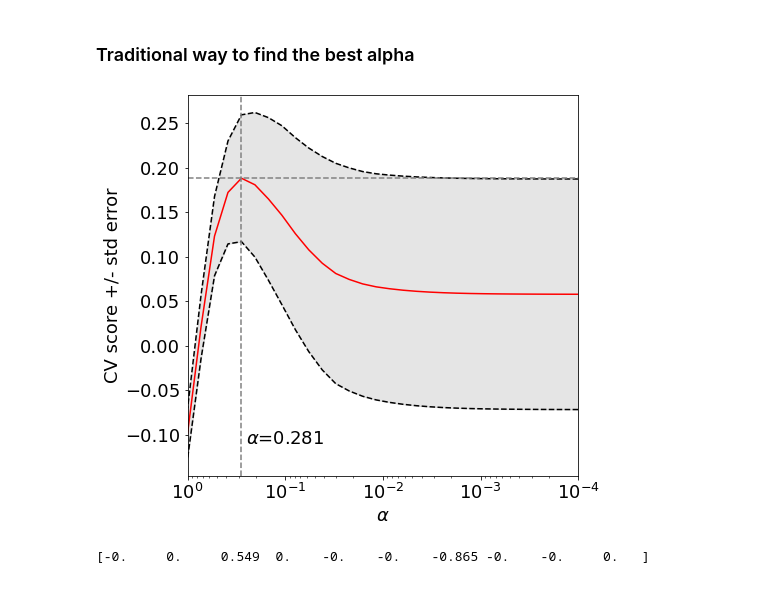
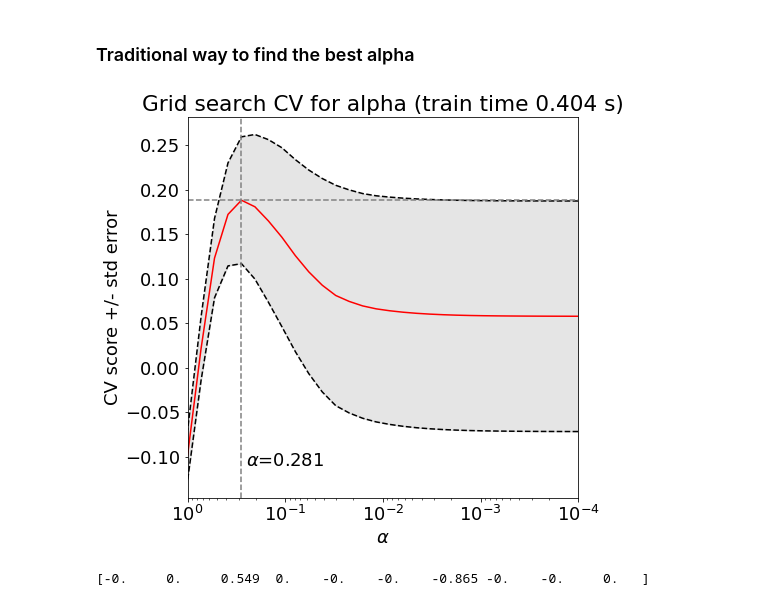
Before and after one commit to duonghung86/Pattern_recognition, a Jupyter notebook: Data_Driven_Science&Engineering/CH03/3_5_Robust and LASSO regression.ipynb, the cells around one changed output. Saved outputs shown, nothing was run; the diff lists cells and outputs as text; code cells hidden in the pictures.

```diff
--- a/Data_Driven_Science&Engineering/CH03/3_5_Robust and LASSO regression.ipynb
+++ b/Data_Driven_Science&Engineering/CH03/3_5_Robust and LASSO regression.ipynb
@@ -161,34 +161,36 @@ plot_comparison(x,xL1CV)
 # %%
 lasso = linear_model.Lasso(random_state=0, max_iter=10000)
 alphas = np.logspace(-4, 0, 30) # from 10^-4 to 10^-0.5
 
 tuned_parameters = [{'alpha': alphas}]
 
 # find the best alpha or lambda
 clf = model_selection.GridSearchCV(lasso, tuned_parameters, cv=10, refit=True)
+start = time.time()
 clf.fit(A, b)
 best_alpha = clf.best_params_['alpha']
 scores = clf.cv_results_['mean_test_score']
 scores_std = clf.cv_results_['std_test_score']
+
 plt.semilogx(alphas, scores,'r-')
 
 # plot error lines showing +/- std. errors of the scores
 std_error = scores_std / np.sqrt(10)
 
 plt.semilogx(alphas, scores + std_error, 'k--')
 plt.semilogx(alphas, scores - std_error, 'k--')
 plt.fill_between(alphas, scores + std_error, scores - std_error, alpha=0.1,color='k')
 
 plt.ylabel('CV score +/- std error')
 plt.xlabel(r'$\alpha$')
 plt.axhline(np.max(scores), linestyle='--', color='.5')
 plt.axvline(best_alpha,linestyle='--', color='.5')
 plt.text(best_alpha*0.9,-0.11,r'$\alpha$={:.3f}'.format(best_alpha))
 plt.xlim([alphas[-1], alphas[0]])
-
+plt.title('Grid search CV for alpha (train time {:.3f} s)'.format(time.time()-start))
 plt.show()
 # %% [output]
-[figure, old version]
+[figure, new version]
 # %%
 best_lasso = clf.best_estimator_
 xL1CV2 = best_lasso.coef_
```
Also changed, not shown: parts of 5 cells of this notebook, 15 other files.
